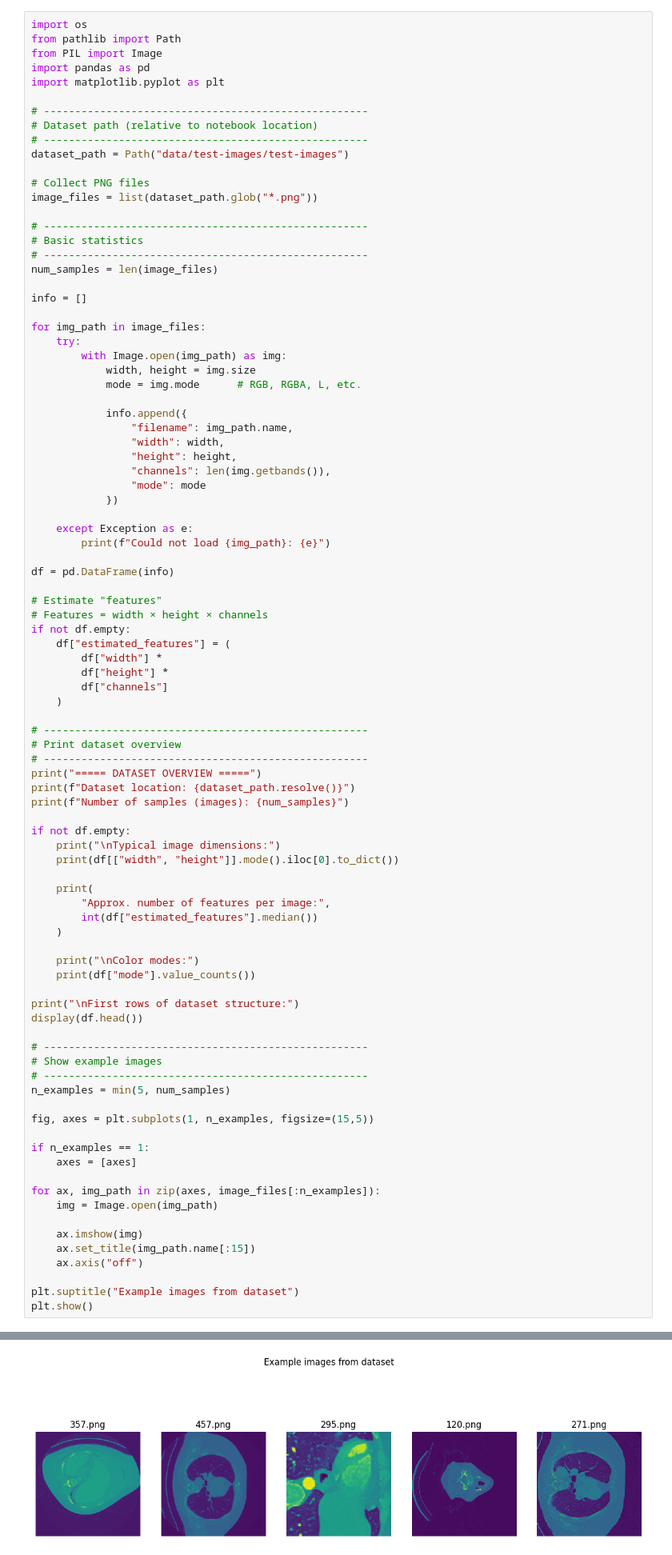
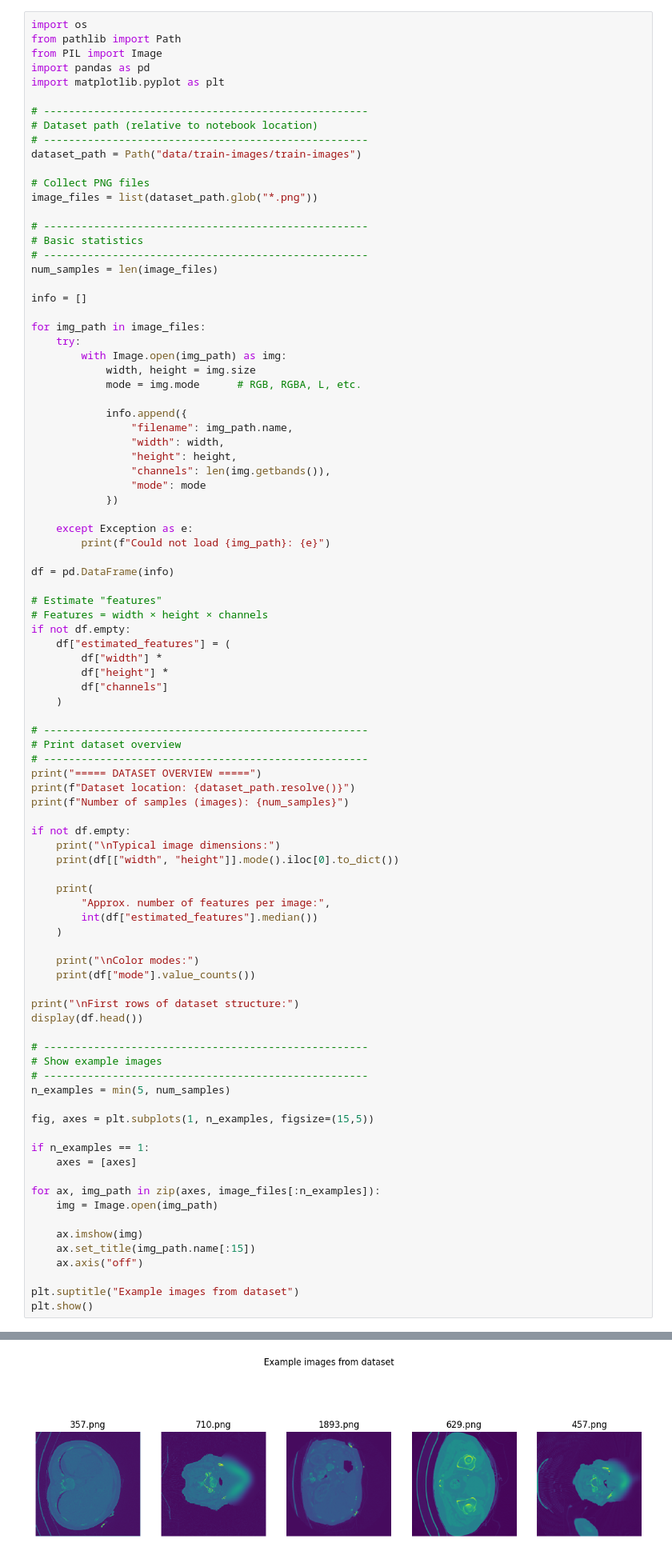
Before and after one commit to kaSae6/AnatomicStructuresSegmentation, a Jupyter notebook: 1_DatasetCharacteristics/exploratory_data_analysis.ipynb, the cells around one changed output, grey strips where cells are left out. Shown at 80% size. Saved outputs shown, nothing was run; the diff lists cells and outputs as text.

```diff
--- a/1_DatasetCharacteristics/exploratory_data_analysis.ipynb
+++ b/1_DatasetCharacteristics/exploratory_data_analysis.ipynb
@@ -13,7 +13,7 @@ import matplotlib.pyplot as plt
 # ----------------------------------------------------
 # Dataset path (relative to notebook location)
 # ----------------------------------------------------
-dataset_path = Path("data/test-images/test-images")
+dataset_path = Path("data/train-images/train-images")
 
 # Collect PNG files
 image_files = list(dataset_path.glob("*.png"))
@@ -118,4 +118,4 @@ First rows of dataset structure:
-[figure, old version]
+[figure, new version]
 # %% [markdown]
 ## Handling Missing Values
 
```
Also changed, not shown: parts of 11 cells of this notebook.
